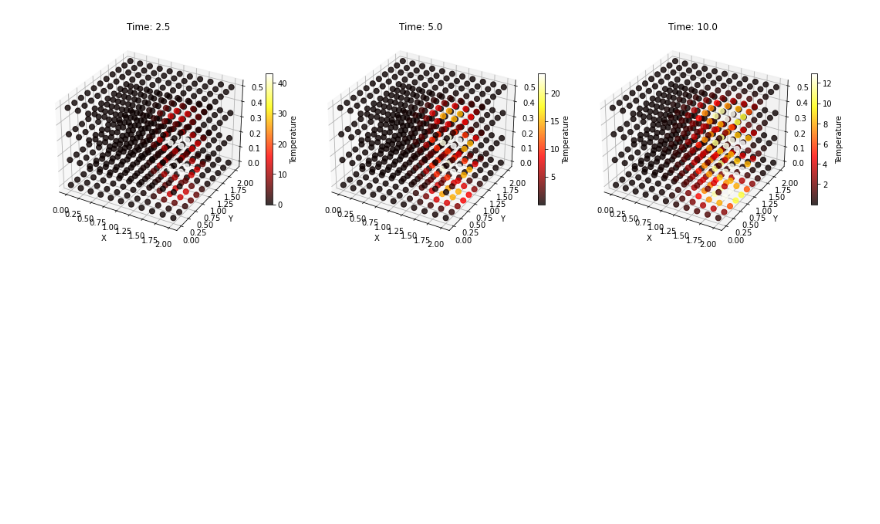
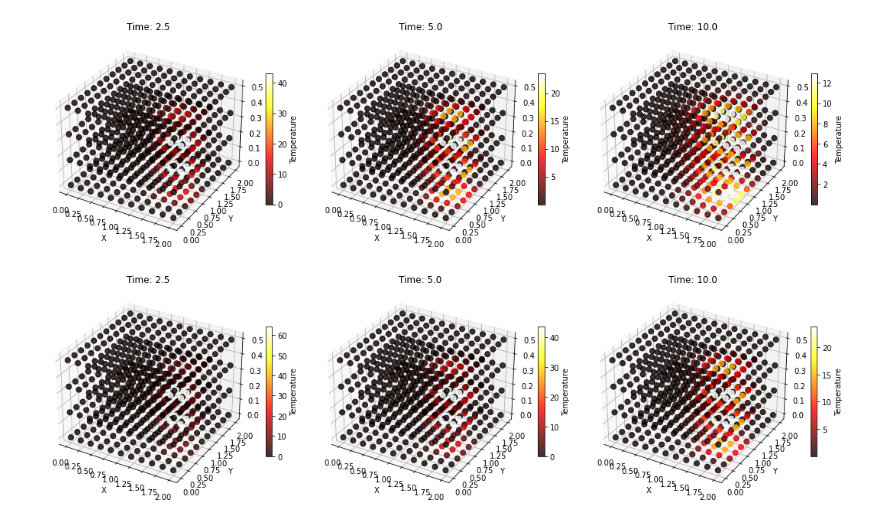
Before and after one commit to maxmandel03/MandelPHYS250FinalProject, a Jupyter notebook: Mandel_Phys250_FinalProject.ipynb, the cells around one changed output. Drawn from its saved outputs; the diff is of its cells as text; code cells hidden in the pictures; blank space fills up the shorter version.

```diff
--- a/Mandel_Phys250_FinalProject.ipynb
+++ b/Mandel_Phys250_FinalProject.ipynb
@@ -376,7 +441,8 @@ materials = {
     "steel": 0.005
 }
 
-def SimulateHeatDiffusion3D(vertices, cells, heatSourceIdx, heatSourceTemp, material, numSteps=100, snapshotTimes=[10, 50, 100], dt=0.1):
+def SimulateHeatDiffusion3D(vertices, cells, heatSourceIdx, heatSourceTemp, material,
+                            numSteps=100, snapshotTimes=[10, 50, 100], dt=0.1):
     """
     Simulates heat diffusion on a 3D body.
 
@@ -447,3 +509,10 @@ snapshots = SimulateHeatDiffusion3D(V, C, int(len(C)-50), 100, "copper", 100, [2
 vizHeatDiffusion3D(V, snapshots, [25, 50, 100])
 # %% [output]
 [figure]
+# %%
+# Example 2
+V, C = MakeDiscreteCells3D(2, 2, 0.5, 0.2)
+snapshots = SimulateHeatDiffusion3D(V, C, int(len(C)-50), 100, "steel", 100, [25, 50, 100], 0.1)
+vizHeatDiffusion3D(V, snapshots, [25, 50, 100])
+# %% [output]
+[figure, added]
```
Also changed, not shown: parts of 3 cells of this notebook.
